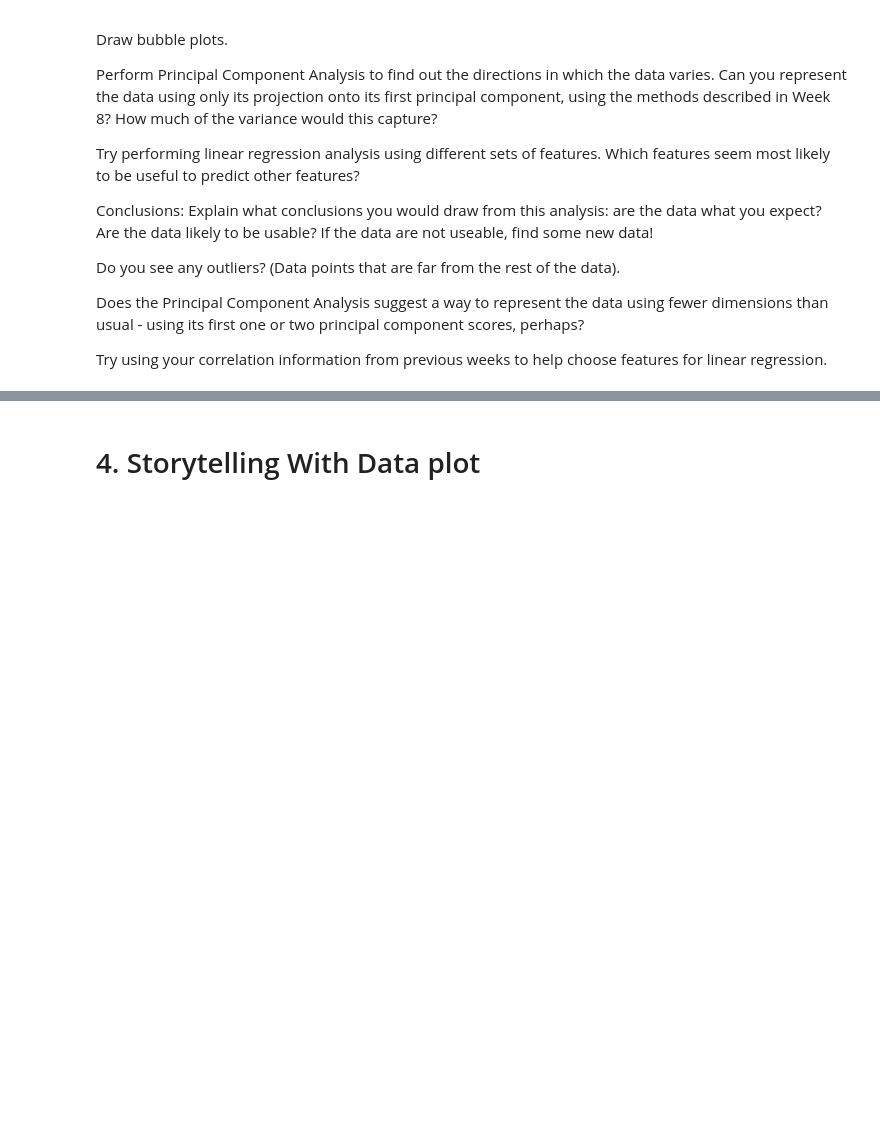
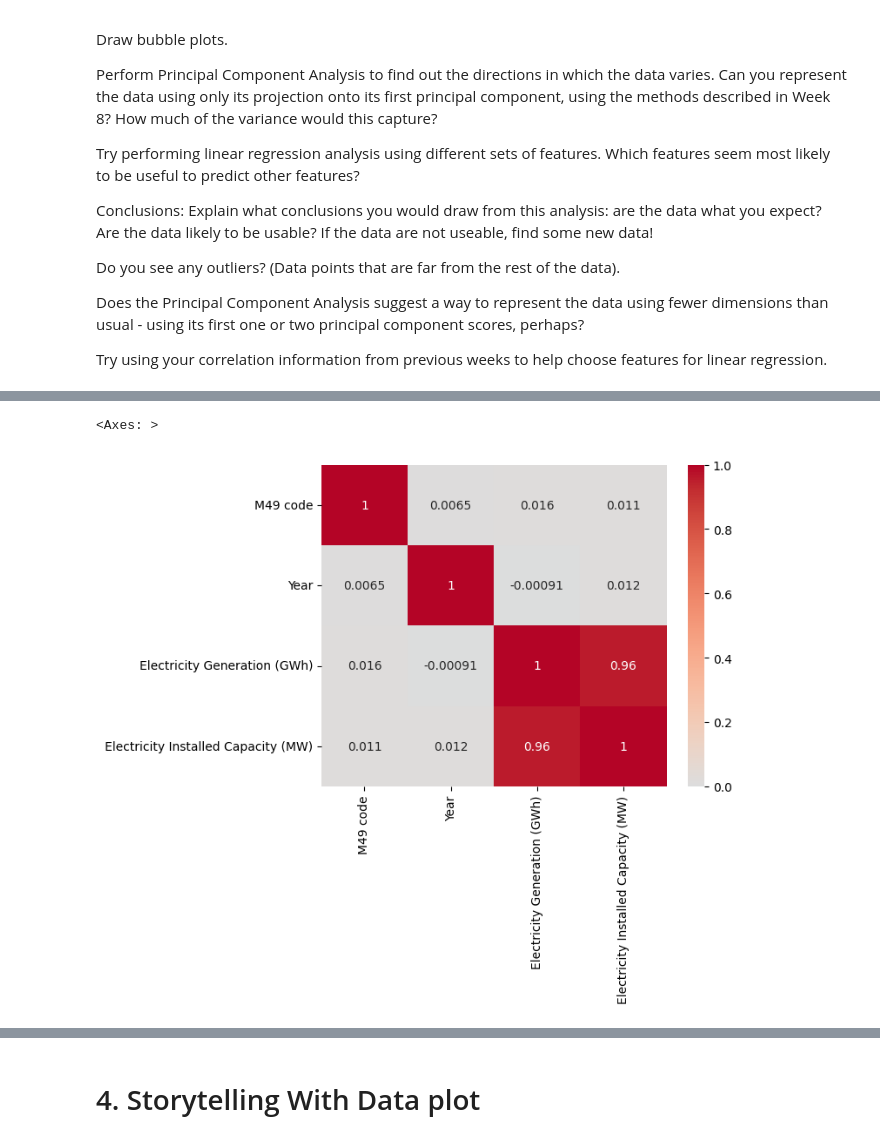
Before and after one commit to ericmach/DX699_Sem-2_AI-For-Leaders, a Jupyter notebook: ModB2-Week9-Mach-Eric.ipynb, the cells around one changed output, grey strips where cells are left out. Drawn from its saved outputs; the diff is of its cells as text; code cells hidden in the pictures; blank space fills up the shorter version.

```diff
--- a/ModB2-Week9-Mach-Eric.ipynb
+++ b/ModB2-Week9-Mach-Eric.ipynb
@@ -74,0 +81,9 @@ Try using your correlation information from previous weeks to help choose featur
+# %%
+file_path = 'IRENA_RenewableEnergy_Statistics_2000-2022.csv'
+
+with open(file_path, 'rb') as f:
+    result = chardet.detect(f.read())
+
+irena = pd.read_csv(file_path, encoding=result['encoding'])
+
+irena.head()
@@ -74,0 +97,3 @@ Try using your correlation information from previous weeks to help choose featur
+# %%
+irena_numerical = irena.select_dtypes(include=['number'])
+irena_categorical = irena.select_dtypes(include=['object'])
@@ -74,0 +119,5 @@ Try using your correlation information from previous weeks to help choose featur
+# %%
+sns.heatmap(irena_numerical.corr(), annot=True, cmap='coolwarm', center=0)
+# %% [output]
+<Axes: >
+[figure, added]
```
Also changed, not shown: parts of 38 cells of this notebook.
